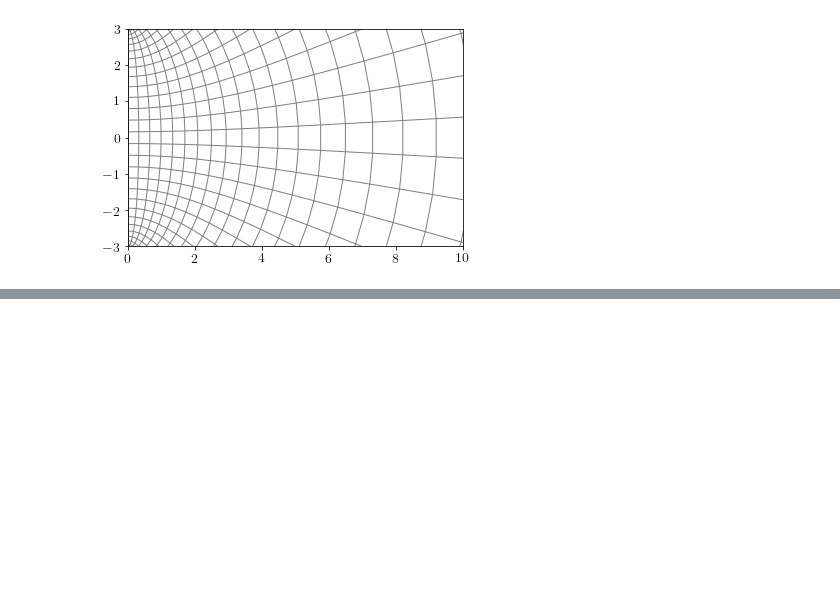
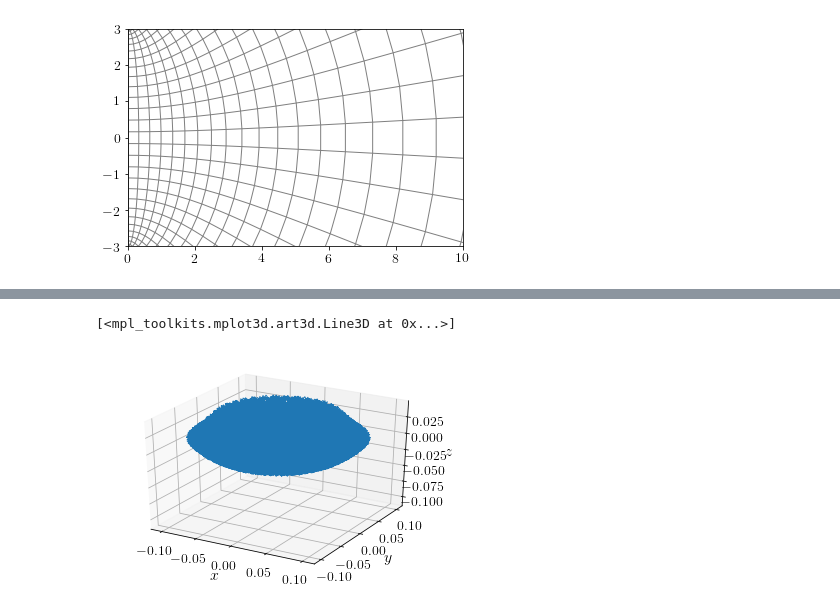
Before and after one commit to jmackereth/orbit-estimation, a Jupyter notebook: py/orbit-estimation.ipynb, the cells around one changed output, grey strips where cells are left out. Drawn from its saved outputs; the diff is of its cells as text; code cells hidden in the pictures; blank space fills up the shorter version.

```diff
--- a/py/orbit-estimation.ipynb
+++ b/py/orbit-estimation.ipynb
@@ -226,0 +257,5 @@ plt.ylim(-3.,3)
+# %%
+o.plot3d()
+# %% [output]
+[<mpl_toolkits.mplot3d.art3d.Line3D at 0x...>]
+[figure, added]
```
Also changed, not shown: parts of 9 cells of this notebook, 12 other files.
